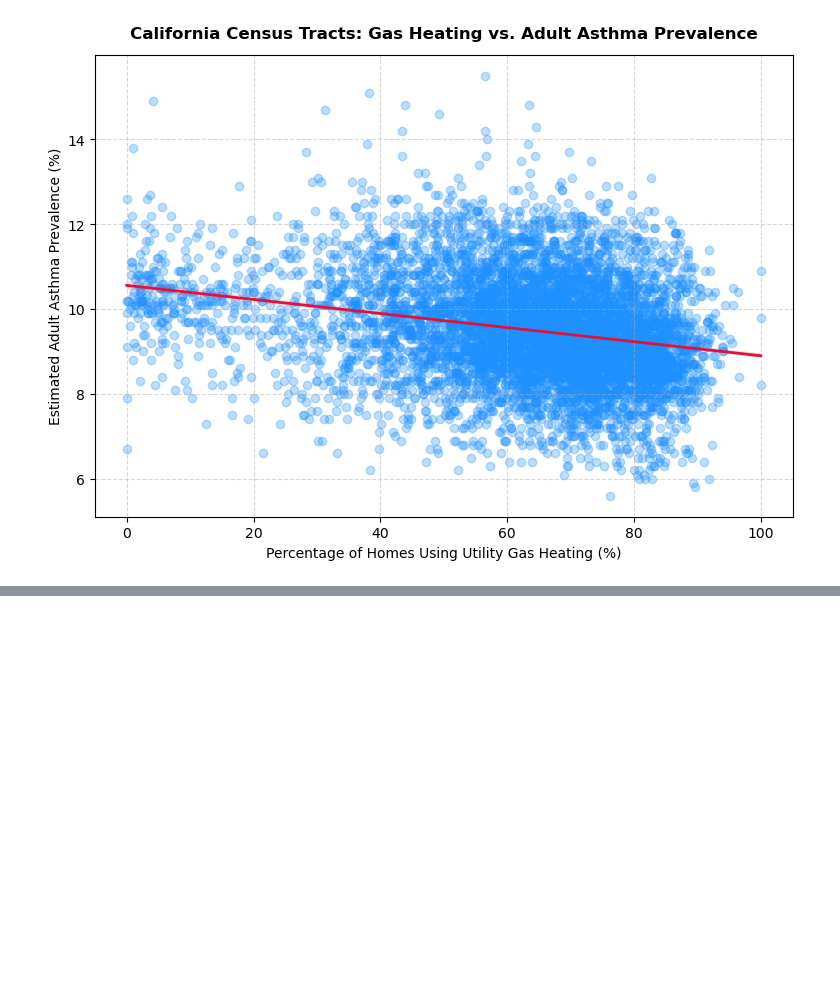
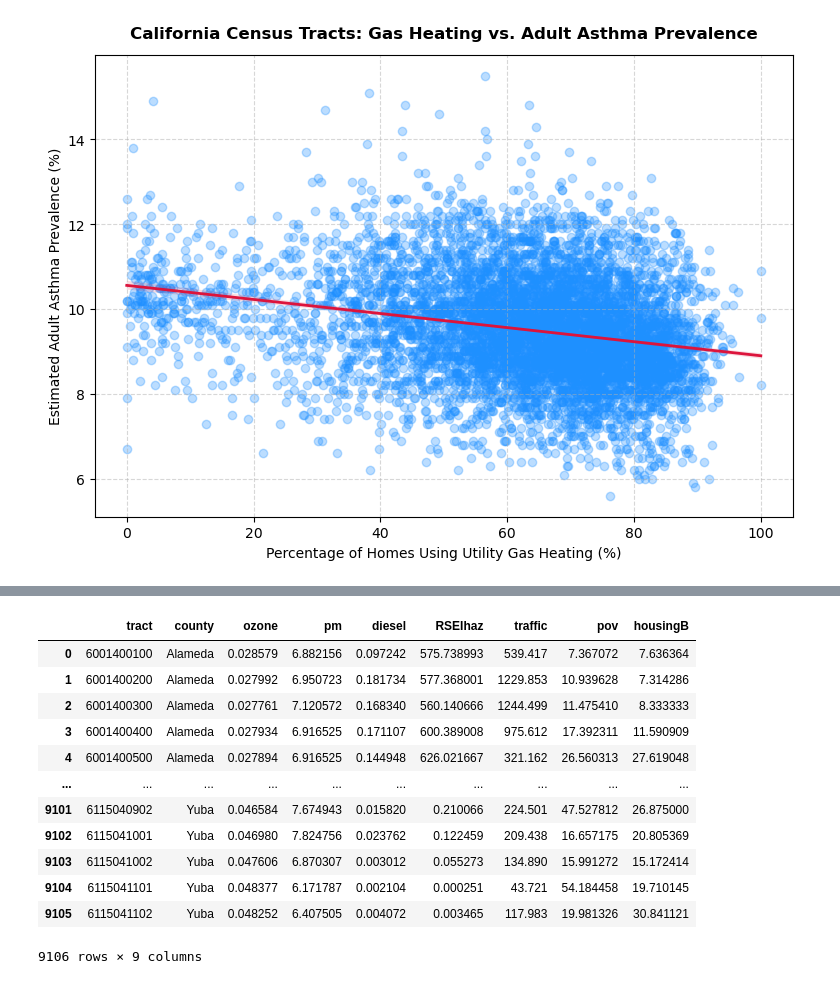
Before and after one commit to taylore25/Taylor-Elich-EEP-Senior-Thesis, a Jupyter notebook: Census Data Analysis.ipynb, the cells around one changed output, grey strips where cells are left out. Drawn from its saved outputs; the diff is of its cells as text; code cells hidden in the pictures; blank space fills up the shorter version.

```diff
--- a/Census Data Analysis.ipynb
+++ b/Census Data Analysis.ipynb
@@ -192,0 +358,17 @@ P-value: 4.4877e-96
+# %%
+pollution_df2 = pollution_df[['tract','county','ozone', 'pm', 'diesel', 'RSEIhaz', 'traffic', 'pov', 'housingB']]
+pollution_df2
+# %% [output]
+|  | tract | county | ozone | pm | diesel | RSEIhaz | traffic | pov | housingB |
+| 0 | 6001400100 | Alameda | 0.028579 | 6.882156 | 0.097242 | 575.738993 | 539.417 | 7.367072 | 7.636364 |
+| 1 | 6001400200 | Alameda | 0.027992 | 6.950723 | 0.181734 | 577.368001 | 1229.853 | 10.939628 | 7.314286 |
+| 2 | 6001400300 | Alameda | 0.027761 | 7.120572 | 0.168340 | 560.140666 | 1244.499 | 11.475410 | 8.333333 |
+| 3 | 6001400400 | Alameda | 0.027934 | 6.916525 | 0.171107 | 600.389008 | 975.612 | 17.392311 | 11.590909 |
+| 4 | 6001400500 | Alameda | 0.027894 | 6.916525 | 0.144948 | 626.021667 | 321.162 | 26.560313 | 27.619048 |
+| ... | ... | ... | ... | ... | ... | ... | ... | ... | ... |
+| 9101 | 6115040902 | Yuba | 0.046584 | 7.674943 | 0.015820 | 0.210066 | 224.501 | 47.527812 | 26.875000 |
+| 9102 | 6115041001 | Yuba | 0.046980 | 7.824756 | 0.023762 | 0.122459 | 209.438 | 16.657175 | 20.805369 |
+| 9103 | 6115041002 | Yuba | 0.047606 | 6.870307 | 0.003012 | 0.055273 | 134.890 | 15.991272 | 15.172414 |
+| 9104 | 6115041101 | Yuba | 0.048377 | 6.171787 | 0.002104 | 0.000251 | 43.721 | 54.184458 | 19.710145 |
+| 9105 | 6115041102 | Yuba | 0.048252 | 6.407505 | 0.004072 | 0.003465 | 117.983 | 19.981326 | 30.841121 |
+9106 rows × 9 columns
```
Also changed, not shown: parts of 20 cells of this notebook.
